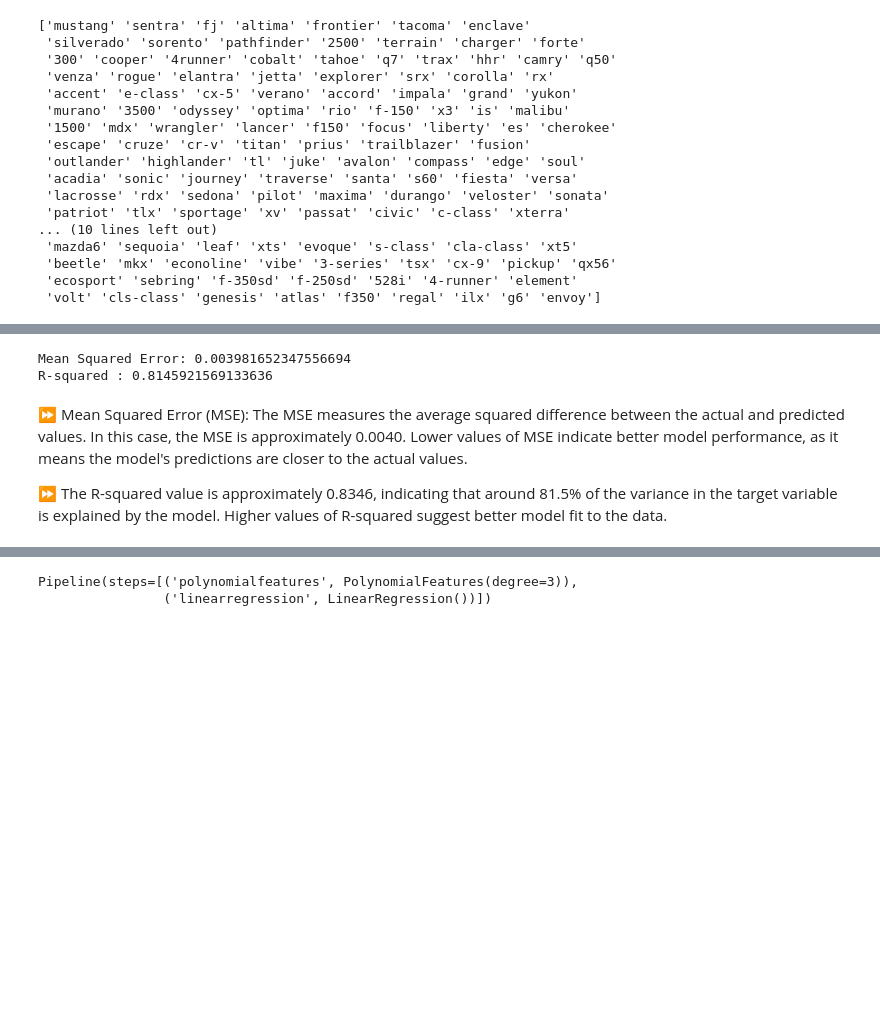
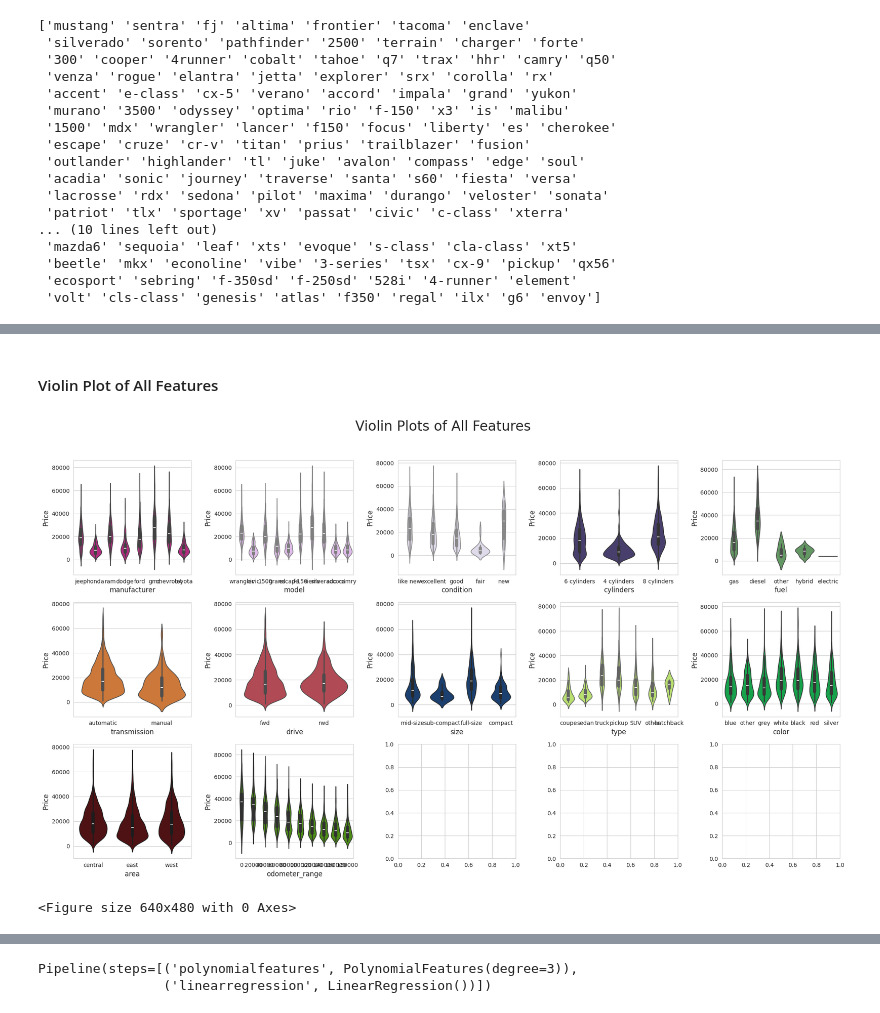
Before and after one commit to andrespineda/UC-Berkeley-MLAI, a Jupyter notebook: Assignment_11_1.ipynb, the cells around one changed output, grey strips where cells are left out. Cells and saved outputs as stored; diff of their text form; code cells hidden in the pictures; blank space fills up the shorter version.

```diff
--- a/Assignment_11_1.ipynb
+++ b/Assignment_11_1.ipynb
@@ -85,0 +53,4 @@ warnings.filterwarnings("ignore")
+# %%
+sns.set_palette("pastel")  # Other options: "deep", "muted", "bright", "dark", "colorblind"
+sns_palette_name = 'plasma' # rocket, mako, flare, crest, viridis, plasma, inferno, magma, cividis
+sns.set_style("whitegrid")
@@ -567,16 +463,0 @@ for key, value in importances.items():
-# %%
-import pandas as pd
-from sklearn.model_selection import train_test_split
-from sklearn.ensemble import RandomForestRegressor
-from sklearn.metrics import mean_squared_error
-from sklearn.preprocessing import OneHotEncoder
-from sklearn.compose import ColumnTransformer
-from sklearn.pipeline import Pipeline
-import numpy as np
-import matplotlib.pyplot as plt
-import seaborn as sns
-
-# Load the data
-df = pd.read_csv('/content/sample_df.csv')
-
-df = df.drop("VIN", axis = 1)
@@ -764,23 +464,30 @@ y_test = scale_target.transform(y_test)
-# %%
-# Create a Linear Regression model
-linear_regressor = LinearRegression()
-
-# Train the model
-linear_regressor.fit(X_train, y_train)
-
-# Predict on the test set
-y_pred = linear_regressor.predict(X_test)
-
-# Evaluate the model
-mse_lr = mean_squared_error(y_test, y_pred)
-r2_lr = r2_score(y_test, y_pred)
-
-print("Mean Squared Error:", mse_lr)
-print("R-squared :", r2_lr)
-# %% [output]
-Mean Squared Error: 0.003981652347556694
-R-squared : 0.8145921569133636
-# %% [markdown]
-⏩ Mean Squared Error (MSE): The MSE measures the average squared difference between the actual and predicted values. In this case, the MSE is approximately 0.0040. Lower values of MSE indicate better model performance, as it means the model's predictions are closer to the actual values.
-
-⏩ The R-squared value is approximately 0.8346, indicating that around 81.5% of the variance in the target variable is explained by the model. Higher values of R-squared suggest better model fit to the data.
+# %% [markdown]
+#### Violin Plot of All Features
+# %%
+selected_cols = ['manufacturer', 'model', 'condition', 'cylinders', 'fuel', 'transmission', 'drive', 'size', 'type', 'color', 'area', 'odometer_range']
+
+colors = ['mediumvioletred']
+for i in range(len(selected_cols)):
+    colors.append('#%06X' % randint(0, 0xFFFFFF))
+
+num_subplots = len(selected_cols)
+num_rows = (num_subplots - 1) // 5 + 1
+num_cols = min(5, num_subplots)
+
+fig, axes = plt.subplots(num_rows, num_cols, figsize=(20, num_rows * 4), facecolor='white')
+fig.suptitle("Violin Plots of All Features", size=24)
+
+for i in range(num_rows):
+    for j in range(num_cols):
+        idx = i * num_cols + j
+        if idx < num_subplots:
+            sns.violinplot(data = filtered_df,x = filtered_df[selected_cols[idx]], y = df['price'], ax=axes[i,j], color=colors[idx])
+            axes[i, j].set_xlabel(selected_cols[idx], fontsize=12)  # Set x-axis label font size
+            axes[i, j].set_ylabel("Price", fontsize=12)  # Set y-axis label font size
+
+plt.tight_layout(rect=[0, 0.03, 1, 0.95])
+plt.show()
+plt.savefig("Violin Plots of All Features.png", dpi=300)
+# %% [output]
+[figure, added]
+<Figure size 640x480 with 0 Axes>
```
Also changed, not shown: parts of 137 cells of this notebook.
